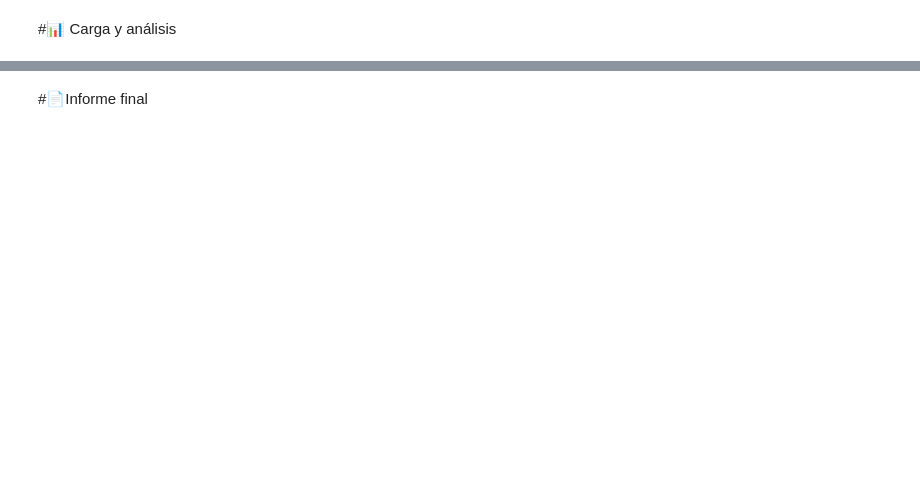
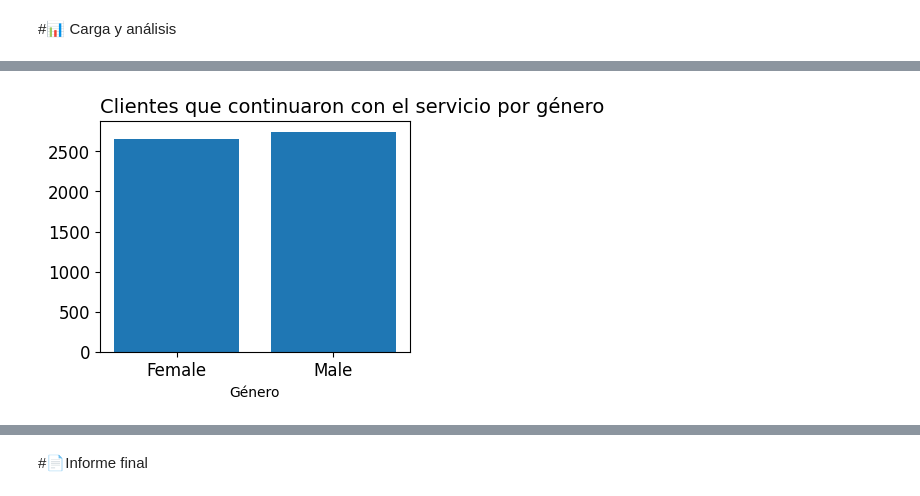
Before and after one commit to mafenavas/challenge_telecom_X, a Jupyter notebook: challenge.ipynb, the cells around one changed output, grey strips where cells are left out. Drawn from its saved outputs; the diff is of its cells as text; code cells hidden in the pictures; blank space fills up the shorter version.

```diff
--- a/challenge.ipynb
+++ b/challenge.ipynb
@@ -126,0 +256,3 @@ dtype: int64
+# %%
+churn_gender_False = gold_data[gold_data['Churn']== False].groupby('gender').count()
+churn_gender_False
@@ -126,0 +340,13 @@ dtype: int64
+# %%
+fig, ax = plt.subplots(figsize=(4,3))
+
+ax.bar(churn_gender_False.index, churn_gender_False['Churn'])
+ax.set_title('Clientes que continuaron con el servicio por género', loc='left', fontsize=14)
+ax.set_xlabel('Género')
+ax.set_ylabel('', fontsize=14)
+ax.xaxis.set_tick_params(labelsize=12)
+ax.yaxis.set_tick_params(labelsize=12)
+
+plt.show()
+# %% [output]
+[figure, added]
```
Also changed, not shown: parts of 20 cells of this notebook.
